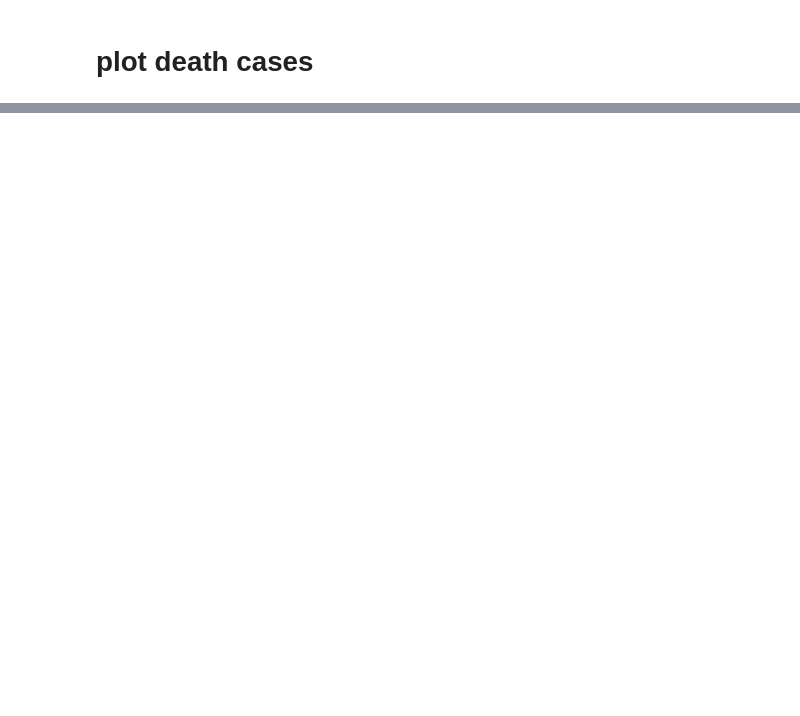
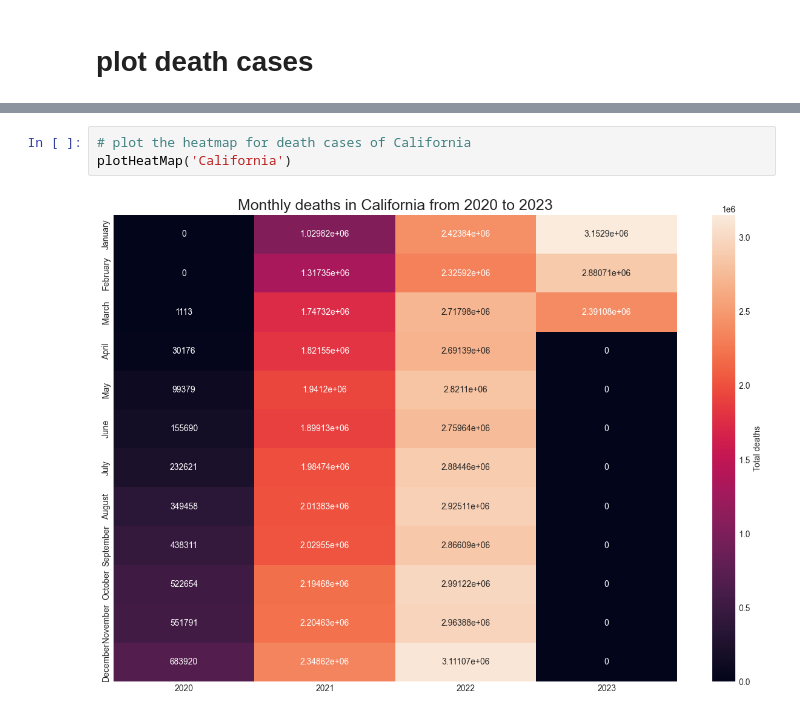
Before and after one commit to jenlcmc/COVID19-Data-Visualization, a Jupyter notebook: covid19.ipynb, the cells around one changed output, grey strips where cells are left out. Drawn from its saved outputs; the diff is of its cells as text; blank space fills up the shorter version.

```diff
--- a/covid19.ipynb
+++ b/covid19.ipynb
@@ -291,0 +347,5 @@ plotTesting(['New York','California', 'Nevada'], 'deaths')
+# %%
+# plot the heatmap for death cases of California
+plotHeatMap('California')
+# %% [output]
+[figure, added]
```
Also changed, not shown: parts of 19 cells of this notebook.
